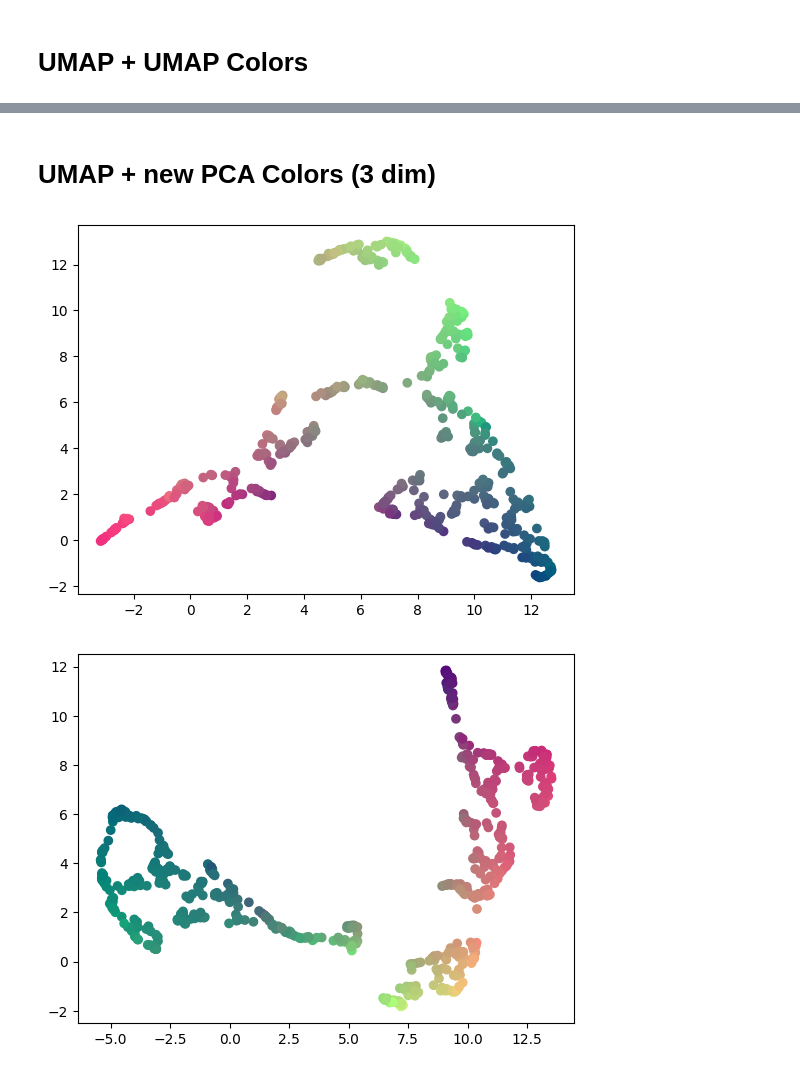
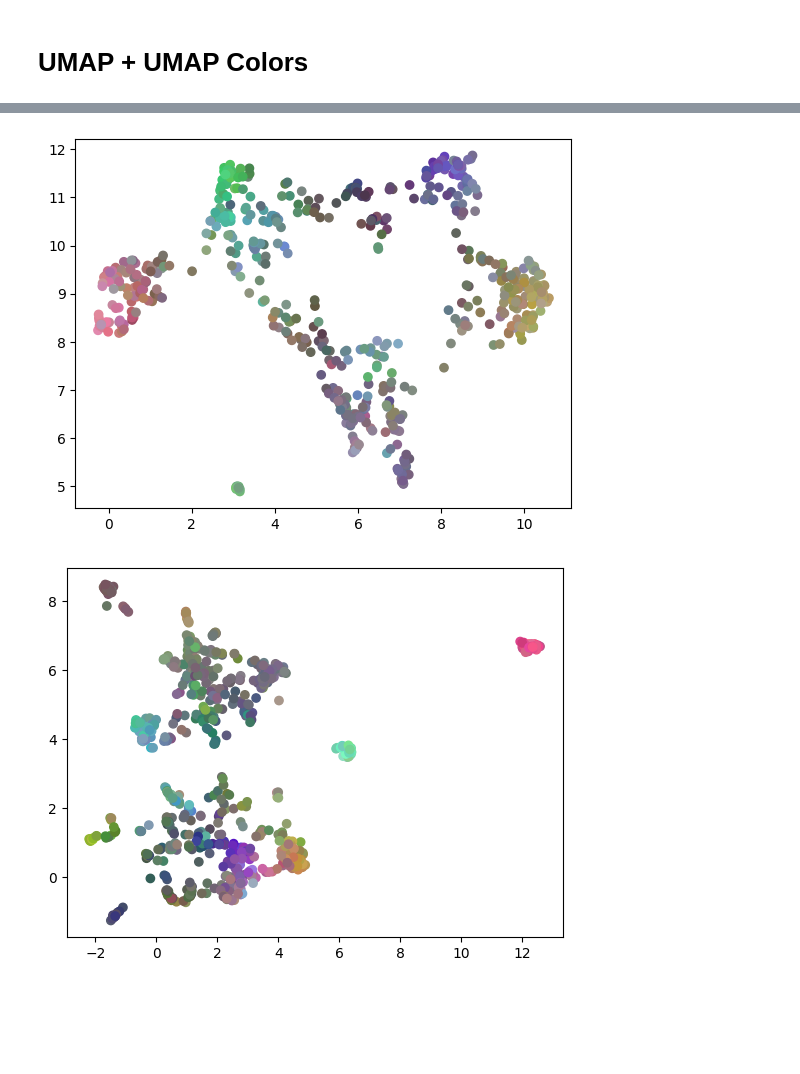
Before and after one commit to loci-maps/fractal-embeddings, a Jupyter notebook: dimensionality_reductions.ipynb, the cells around one changed output, grey strips where cells are left out. Saved outputs shown, nothing was run; the diff lists cells and outputs as text; code cells hidden in the pictures; blank space fills up the shorter version.

```diff
--- a/dimensionality_reductions.ipynb
+++ b/dimensionality_reductions.ipynb
@@ -107,29 +104,17 @@ plt.show()
-# %% [markdown]
-# UMAP + new PCA Colors (3 dim)
-# %%
-# Runs PCA on memory embeddings and plots them as x, y, r, g, b (4096 dim -> 5 dim), converts color to 0-1 for matplotlib
-from sklearn.decomposition import PCA
-import matplotlib.pyplot as plt
-
-pca = PCA(n_components=3)
-memory_embeddings_pca3 = pca.fit_transform(memory_embeddings)
-
-# Normalize color values (2:5) to 0-1 using min-max normalization
-memory_embeddings_pca3 = (memory_embeddings_pca3 - memory_embeddings_pca3.min()) / (memory_embeddings_pca3.max() - memory_embeddings_pca3.min())
-
-# Plot memory embeddings with UMAP x, y
-plt.scatter(memory_embeddings_umap[:, 0], memory_embeddings_umap[:, 1], c=memory_embeddings_pca3[:, 0:3])
-plt.show()
-
-pca = PCA(n_components=3)
-brain_embeddings_pca3 = pca.fit_transform(brain_embeddings)
-
-# Normalize color values (2:5) to 0-1 using min-max normalization
-brain_embeddings_pca3 = (brain_embeddings_pca3 - brain_embeddings_pca3.min()) / (brain_embeddings_pca3.max() - brain_embeddings_pca3.min())
-
-# Plot brain embeddings with UMAP x, y
-plt.scatter(brain_embeddings_umap[:, 0], brain_embeddings_umap[:, 1], c=brain_embeddings_pca3[:, 0:3])
-plt.show()
-# %% [output]
-[figure, removed]
-[figure, removed]
+# %%
+# UMAP with 2 components
+umap_reducer2 = umap.UMAP(n_components=2)
+memory_embeddings_umap2 = umap_reducer2.fit_transform(memory_embeddings)
+
+# Plot memory embeddings with UMAP
+plt.scatter(memory_embeddings_umap2[:, 0], memory_embeddings_umap2[:, 1], c=memory_embeddings_pca5[:, 2:5])
+plt.show()
+
+brain_embeddings_umap2 = umap_reducer2.fit_transform(brain_embeddings)
+
+# Plot brain embeddings with UMAP
+plt.scatter(brain_embeddings_umap2[:, 0], brain_embeddings_umap2[:, 1], c=brain_embeddings_pca5[:, 2:5])
+plt.show()
+# %% [output]
+[figure, added]
+[figure, added]
```
Also changed, not shown: parts of 12 cells of this notebook, 8 other files.
